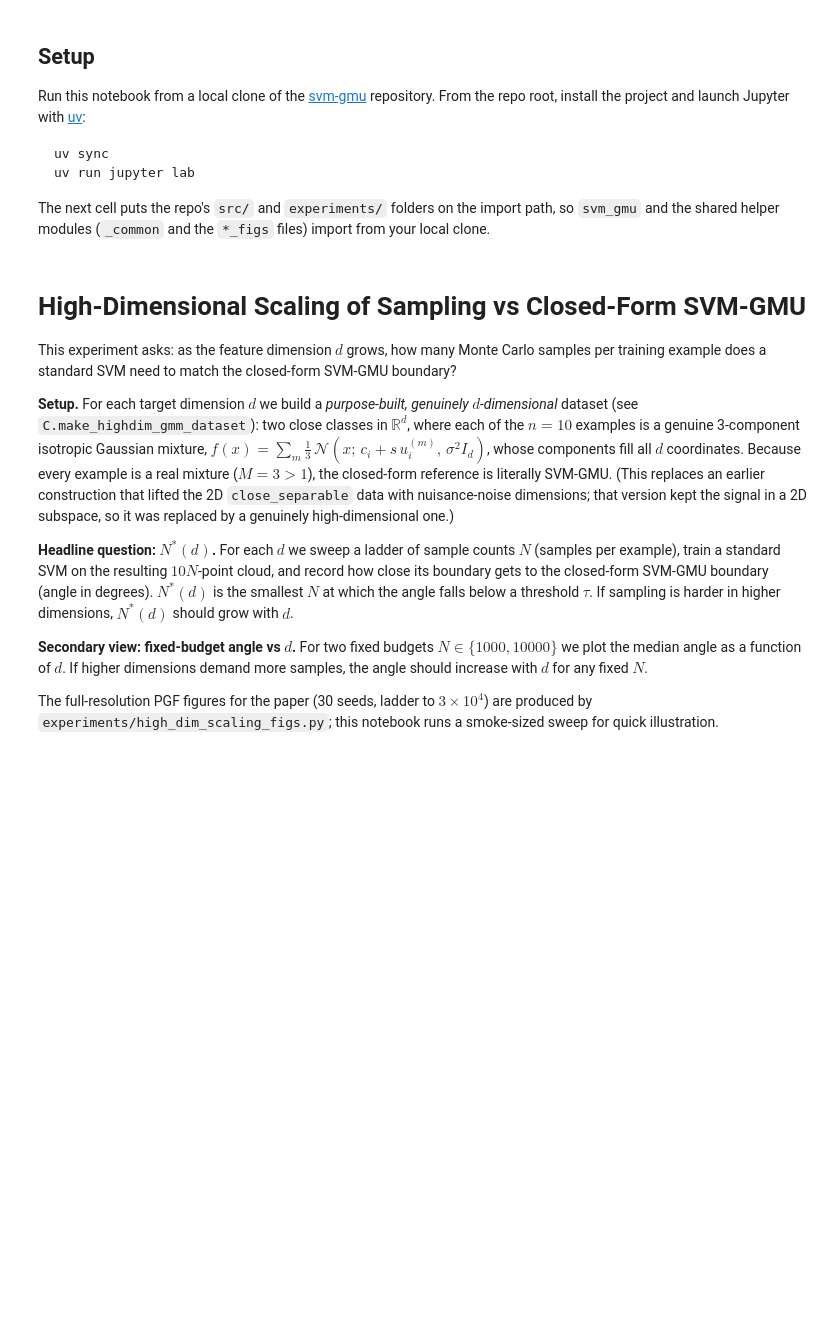
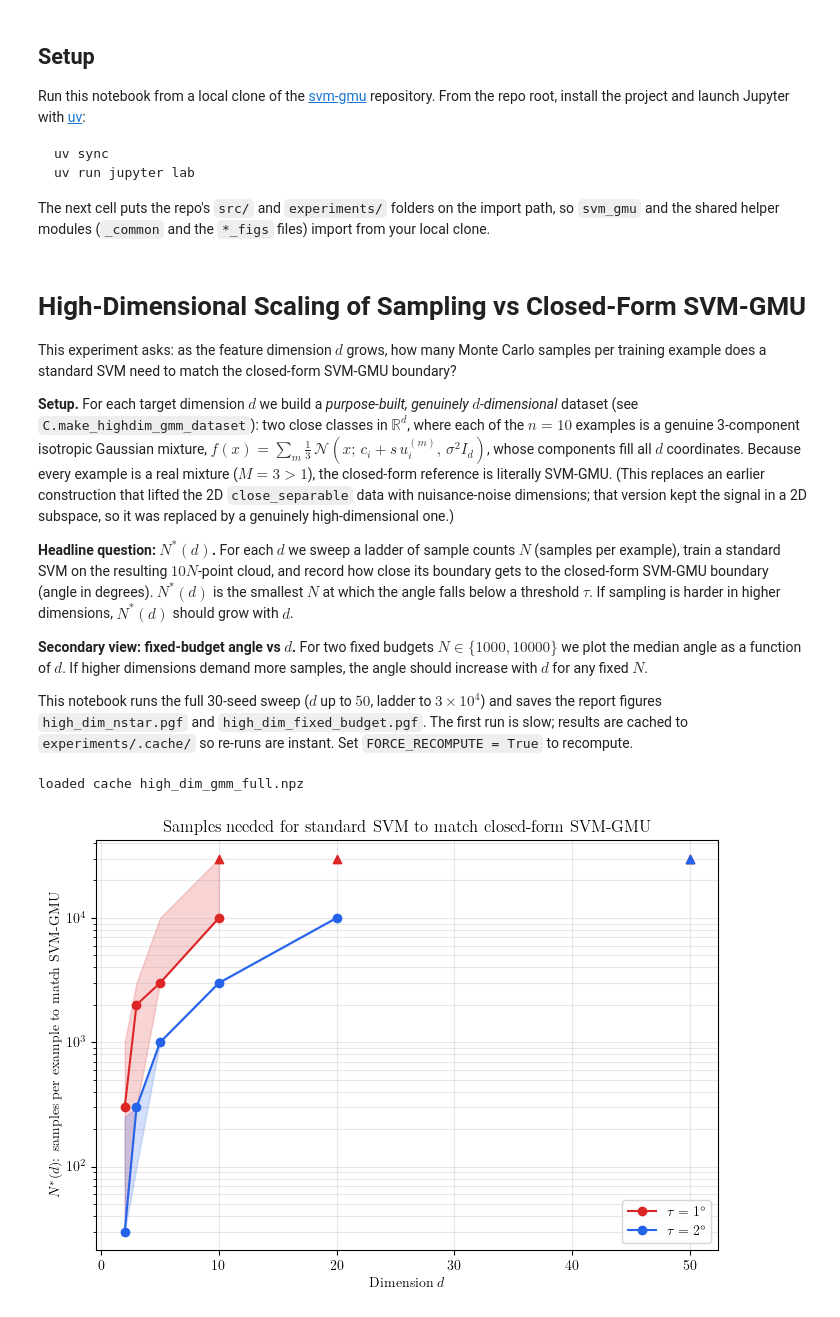
Before and after one commit to SushrutGaikwad/svm-gmu, a Jupyter notebook: experiments/high_dim_scaling.ipynb, the cells around one changed output. Cells and saved outputs as stored; diff of their text form; code cells hidden in the pictures; blank space fills up the shorter version.

Commit message:
experiments: Exp 5 notebook self-contained full sweep (cached), saves both figures

```diff
--- a/experiments/high_dim_scaling.ipynb
+++ b/experiments/high_dim_scaling.ipynb
@@ -55,4 +60,4 @@ This experiment asks: as the feature dimension $d$ grows, how many Monte Carlo s
 
 **Secondary view: fixed-budget angle vs $d$.** For two fixed budgets $N \in \{1000, 10000\}$ we plot the median angle as a function of $d$. If higher dimensions demand more samples, the angle should increase with $d$ for any fixed $N$.
 
-The full-resolution PGF figures for the paper (30 seeds, ladder to $3\times10^4$) are produced by `experiments/high_dim_scaling_figs.py`; this notebook runs a smoke-sized sweep for quick illustration.
+This notebook runs the full 30-seed sweep ($d$ up to $50$, ladder to $3\times10^4$) and saves the report figures `high_dim_nstar.pgf` and `high_dim_fixed_budget.pgf`. The first run is slow; results are cached to `experiments/.cache/` so re-runs are instant. Set `FORCE_RECOMPUTE = True` to recompute.
@@ -59,7 +195,14 @@ The full-resolution PGF figures for the paper (30 seeds, ladder to $3\times10^4$
 # %%
-# Smoke-sized sweep: D_VALUES_SMOKE=[2,3,5], N_LADDER_SMOKE=[10,100,1000], R_SEEDS_SMOKE=3.
-seeds = C.make_seeds(C.MASTER_SEED, H.R_SEEDS_SMOKE)
-res = H.run_highdim_sweep(H.D_VALUES_SMOKE, H.N_LADDER_SMOKE, seeds)
-H.make_nstar_figure(res)
+# Full 30-seed sweep (cached). First run is slow; re-runs load the cache.
+FORCE_RECOMPUTE = False
+seeds = C.make_seeds(C.MASTER_SEED, R_SEEDS_FULL)
+res = _load_or_run("full", FORCE_RECOMPUTE, D_VALUES_FULL, N_LADDER_FULL, seeds)
+
+# N*(d): samples-to-match vs dimension (saved as high_dim_nstar.pgf).
+fig = make_nstar_figure(res)
+fig.savefig(C.GRAPHICS_DIR / "high_dim_nstar.pgf", backend="pgf", bbox_inches="tight")
 plt.show()
+# %% [output]
+loaded cache high_dim_gmm_full.npz
+[figure, added]
 # %%
```
Also changed, not shown: parts of 3 cells of this notebook, 2 other files.
